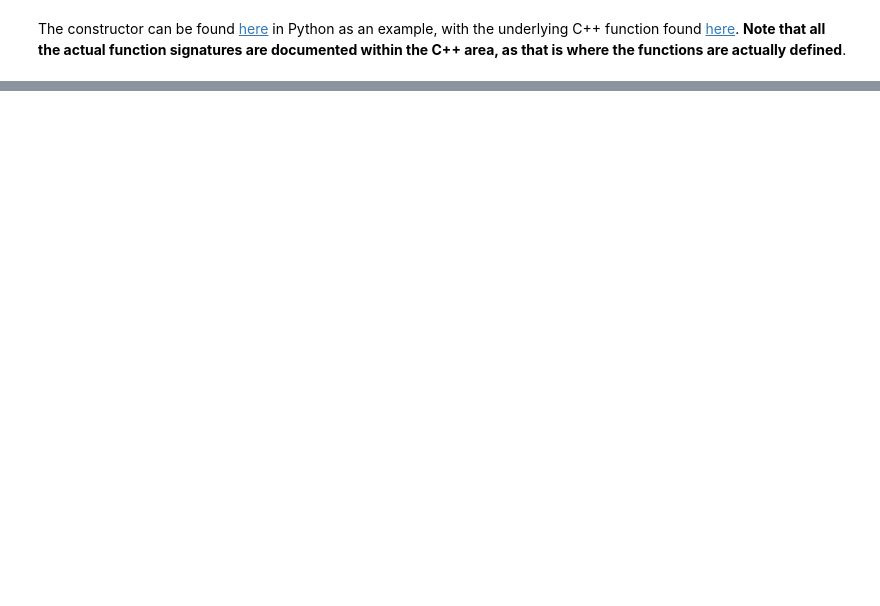
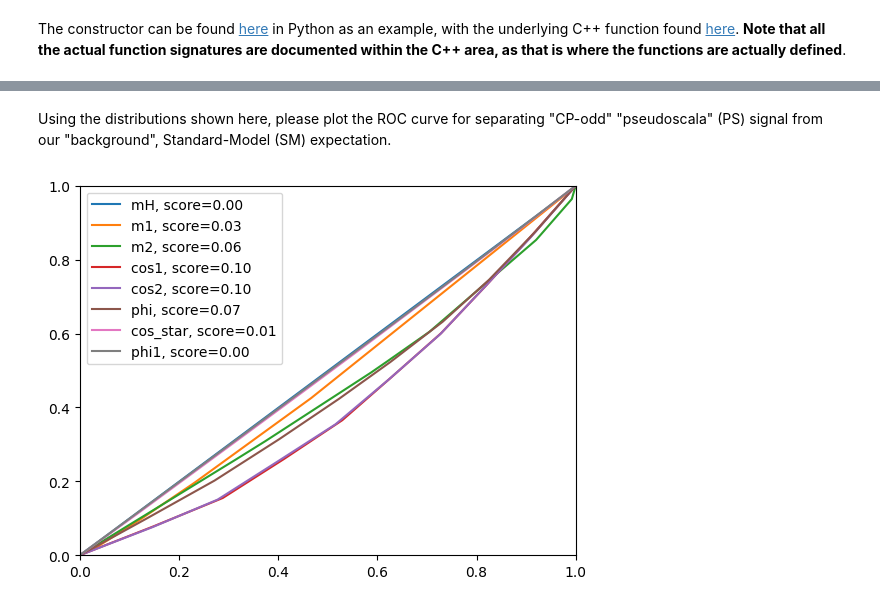
Before and after one commit to FNALLPC/cmseft, a Jupyter notebook: matrix_elements/Optimal_Observables.ipynb, the cells around one changed output, grey strips where cells are left out. Drawn from its saved outputs; the diff is of its cells as text; code cells hidden in the pictures; blank space fills up the shorter version.

```diff
--- a/reweighting/Optimal_Observables.ipynb
+++ b/matrix_elements/Optimal_Observables.ipynb
@@ -369,0 +304,32 @@ For now, we will be using the JHUGen Matrix Elements
+# %% [markdown]
+Using the distributions shown here, please plot the ROC curve for separating "CP-odd" "pseudoscala" (PS) signal from our "background", Standard-Model (SM) expectation.
+# %%
+fig, ax = plt.subplots(1,1)
+ax.set_xlim(0,1)
+ax.set_ylim(0,1)
+scores = []
+binnings = []
+TPR_FPR_combos = []
+
+for i, name in enumerate(observable_names):
+    mini, maxi = observables[i].min(), observables[i].max()
+    binning = np.linspace(mini, maxi, 10)
+    binnings.append(binning)
+    SM, _ = np.histogram(
+        observables[i], 10
+    )
+    PS, _ = np.histogram(
+        observables[i], 10,
+        weights=probabilities["PS"]/probabilities["SM"]#np.zeros(len(observables[i])) #FIX THIS!
+    )
+
+    TPR, FPR, score = ROC_curve(PS, SM)
+    ax.plot(TPR, FPR, label=f"{name}, score={0.5 - score:.2f}")
+    scores.append(0.5 - score)
+    TPR_FPR_combos.append((TPR, FPR))
+
+ax.legend()
+fig.show()
+assert round(np.max(scores),2) == 0.1
+# %% [output]
+[figure, added]
```
Also changed, not shown: parts of 43 cells of this notebook, 7 other files.
